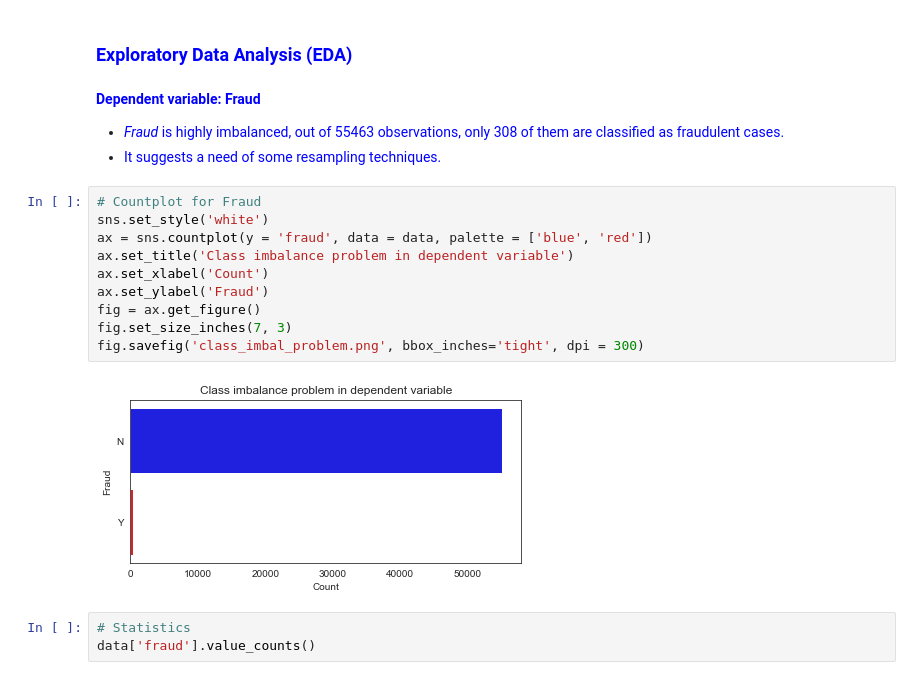
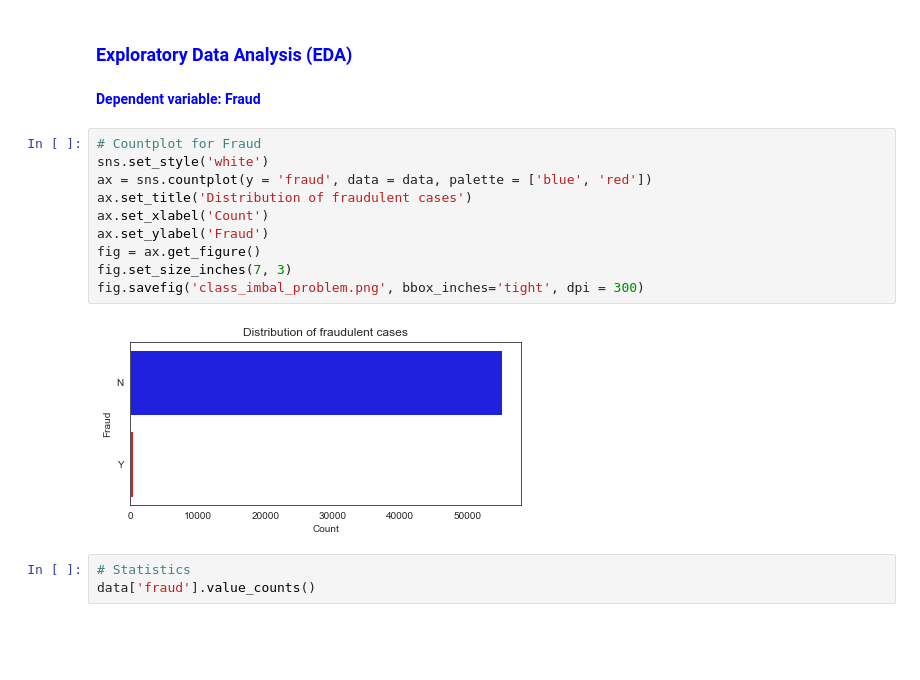
Before and after one commit to andyc1997/Advanced-Analytics, a Jupyter notebook: Assignment1/eda.ipynb, the cells around one changed output. Cells and saved outputs as stored; diff of their text form; blank space fills up the shorter version.

```diff
--- a/Assignment1/eda.ipynb
+++ b/Assignment1/eda.ipynb
@@ -14,22 +16,20 @@ path = r'C:\Users\user\Desktop\KUL - Mstat\Big Data Platforms and Technologies\p
 data = pd.read_csv(path + r'\ctrain.csv')
 # %% [markdown]
 ### **<font color='blue'>Exploratory Data Analysis (EDA)</font>**
-# %% [markdown]
- **<font color='blue'>Dependent variable: Fraud</font>**
- - <font color='blue'>*Fraud* is highly imbalanced, out of 55463 observations, only 308 of them are classified as fraudulent cases.</font>
- - <font color='blue'>It suggests a need of some resampling techniques.</font>
+# %% [markdown]
+ **<font color='blue'>Dependent variable: Fraud</font>**
 # %%
 # Countplot for Fraud
 sns.set_style('white')
 ax = sns.countplot(y = 'fraud', data = data, palette = ['blue', 'red'])
-ax.set_title('Class imbalance problem in dependent variable')
+ax.set_title('Distribution of fraudulent cases')
 ax.set_xlabel('Count')
 ax.set_ylabel('Fraud')
 fig = ax.get_figure()
 fig.set_size_inches(7, 3)
 fig.savefig('class_imbal_problem.png', bbox_inches='tight', dpi = 300)
 # %% [output]
-[figure, old version]
+[figure, new version]
 # %%
 # Statistics
 data['fraud'].value_counts()
```
Also changed, not shown: parts of 47 cells of this notebook, 2 other files.
